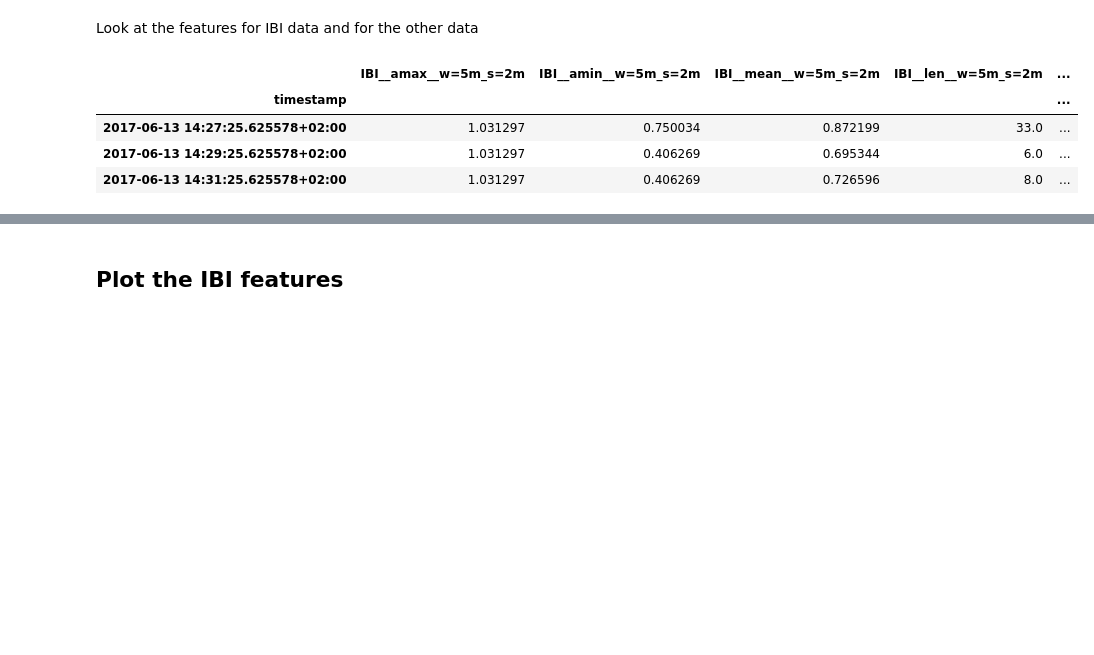
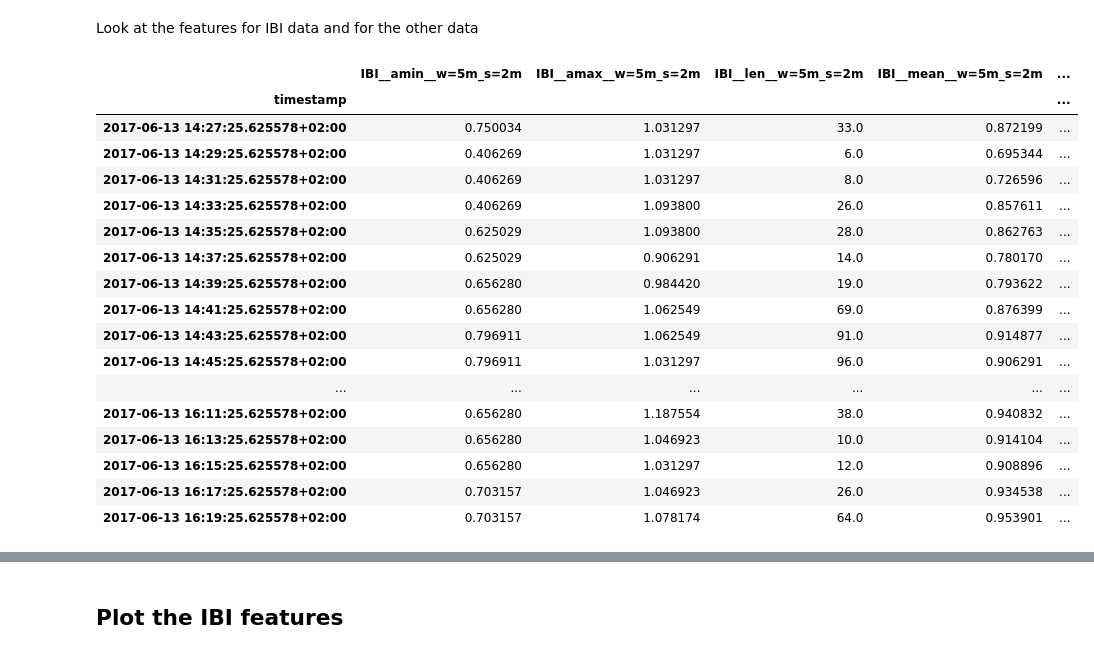
Before and after one commit to predict-idlab/tsflex, a Jupyter notebook: examples/tsflex_paper.ipynb, the cells around one changed output, grey strips where cells are left out. Cells and saved outputs as stored; diff of their text form; code cells hidden in the pictures; blank space fills up the shorter version.

```diff
--- a/examples/tsflex_paper.ipynb
+++ b/examples/tsflex_paper.ipynb
@@ -135,19 +135,19 @@ plt.tight_layout()
 # tsflex feature extraction
 # %%
 from tsflex.features import MultipleFeatureDescriptors, FeatureCollection, FuncWrapper
-from typing import Tuple
 from tsflex.features.utils import make_robust
+from tsflex.features.integrations import tsfresh_settings_wrapper
 
 # Import / create the feature functions
-from scipy.stats import skew, pearsonr
+from scipy.stats import skew
+from tsfresh.feature_extraction import EfficientFCParameters
 
-def absarea(sig: np.ndarray) -> float:
+def area(sig: np.ndarray) -> float:
     return np.sum(np.abs(sig))
 
-def correlation(sig1: np.ndarray, sig2: np.ndarray) -> Tuple[float, float]:
-    min_l = min(len(sig1), len(sig2))
-    r, p = pearsonr(sig1[:min_l], sig2[:min_l])
-    return r, p
+spectral_features = tsfresh_settings_wrapper(
+    {key: EfficientFCParameters()[key] for key in ["fft_coefficient", "fft_aggregated"]}
+)
 
 # Create the feature descriptors
 general_feats = MultipleFeatureDescriptors(
@@ -156,23 +156,17 @@ general_feats = MultipleFeatureDescriptors(
         windows=["5min", "2.5min"], strides="2min",
 )
 eda_feats = MultipleFeatureDescriptors(
-        functions=[skew, absarea], series_names="EDA",
+        functions= spectral_features + [skew, area], series_names="EDA",
         windows=["7.5min", "5min", "2.5min"], strides="2min",
 )
 ibi_feats = MultipleFeatureDescriptors(
     functions= [make_robust(f) for f in [np.min, np.max, np.mean, np.std]] + [len],
-    series_names="IBI",  windows="5min", strides="2min"
-)
-corr_feats = MultipleFeatureDescriptors(
-    functions=FuncWrapper(correlation, output_names=["corr_coef", "corr_p_value"]),
-    series_names=[tuple(["ACC_SMV", "EDA"]), tuple(["EDA", "TMP"])],
-    windows=["10min", '5min'],
-    strides="2min",
+    series_names="IBI", windows="5min", strides="2min"
 )
 
 # Create the feature collection
 feature_collection = FeatureCollection(
-    feature_descriptors=[general_feats, eda_feats, ibi_feats, corr_feats]
+    feature_descriptors=[general_feats, eda_feats, ibi_feats]
 )
 feature_collection
 # %% [output]
@@ -209,13 +211,26 @@ Look at the features for IBI data and for the other data
 # %%
 ibi_features = features_df[[c for c in features_df.columns if 'IBI_' in c]]
 ibi_features = ibi_features[ibi_features.isna().sum(axis=1) < len(ibi_features.columns)]
-ibi_features.head(3)
+ibi_features
 # %% [output]
-|  | IBI__amax__w=5m_s=2m | IBI__amin__w=5m_s=2m | IBI__mean__w=5m_s=2m | IBI__len__w=5m_s=2m | ... |
+|  | IBI__amin__w=5m_s=2m | IBI__amax__w=5m_s=2m | IBI__len__w=5m_s=2m | IBI__mean__w=5m_s=2m | ... |
 | timestamp |  |  |  |  | ... |
-| 2017-06-13 14:27:25.625578+02:00 | 1.031297 | 0.750034 | 0.872199 | 33.0 | ... |
-| 2017-06-13 14:29:25.625578+02:00 | 1.031297 | 0.406269 | 0.695344 | 6.0 | ... |
-| 2017-06-13 14:31:25.625578+02:00 | 1.031297 | 0.406269 | 0.726596 | 8.0 | ... |
+| 2017-06-13 14:27:25.625578+02:00 | 0.750034 | 1.031297 | 33.0 | 0.872199 | ... |
+| 2017-06-13 14:29:25.625578+02:00 | 0.406269 | 1.031297 | 6.0 | 0.695344 | ... |
+| 2017-06-13 14:31:25.625578+02:00 | 0.406269 | 1.031297 | 8.0 | 0.726596 | ... |
+| 2017-06-13 14:33:25.625578+02:00 | 0.406269 | 1.093800 | 26.0 | 0.857611 | ... |
+| 2017-06-13 14:35:25.625578+02:00 | 0.625029 | 1.093800 | 28.0 | 0.862763 | ... |
+| 2017-06-13 14:37:25.625578+02:00 | 0.625029 | 0.906291 | 14.0 | 0.780170 | ... |
+| 2017-06-13 14:39:25.625578+02:00 | 0.656280 | 0.984420 | 19.0 | 0.793622 | ... |
+| 2017-06-13 14:41:25.625578+02:00 | 0.656280 | 1.062549 | 69.0 | 0.876399 | ... |
+| 2017-06-13 14:43:25.625578+02:00 | 0.796911 | 1.062549 | 91.0 | 0.914877 | ... |
+| 2017-06-13 14:45:25.625578+02:00 | 0.796911 | 1.031297 | 96.0 | 0.906291 | ... |
+| ... | ... | ... | ... | ... | ... |
+| 2017-06-13 16:11:25.625578+02:00 | 0.656280 | 1.187554 | 38.0 | 0.940832 | ... |
+| 2017-06-13 16:13:25.625578+02:00 | 0.656280 | 1.046923 | 10.0 | 0.914104 | ... |
+| 2017-06-13 16:15:25.625578+02:00 | 0.656280 | 1.031297 | 12.0 | 0.908896 | ... |
+| 2017-06-13 16:17:25.625578+02:00 | 0.703157 | 1.046923 | 26.0 | 0.934538 | ... |
+| 2017-06-13 16:19:25.625578+02:00 | 0.703157 | 1.078174 | 64.0 | 0.953901 | ... |
 # %%
 other_features = features_df[[c for c in features_df.columns if not 'IBI_' in c]]
 other_features = other_features[other_features.isna().sum(axis=1) < len(other_features.columns)]
```
Also changed, not shown: parts of 7 cells of this notebook.
